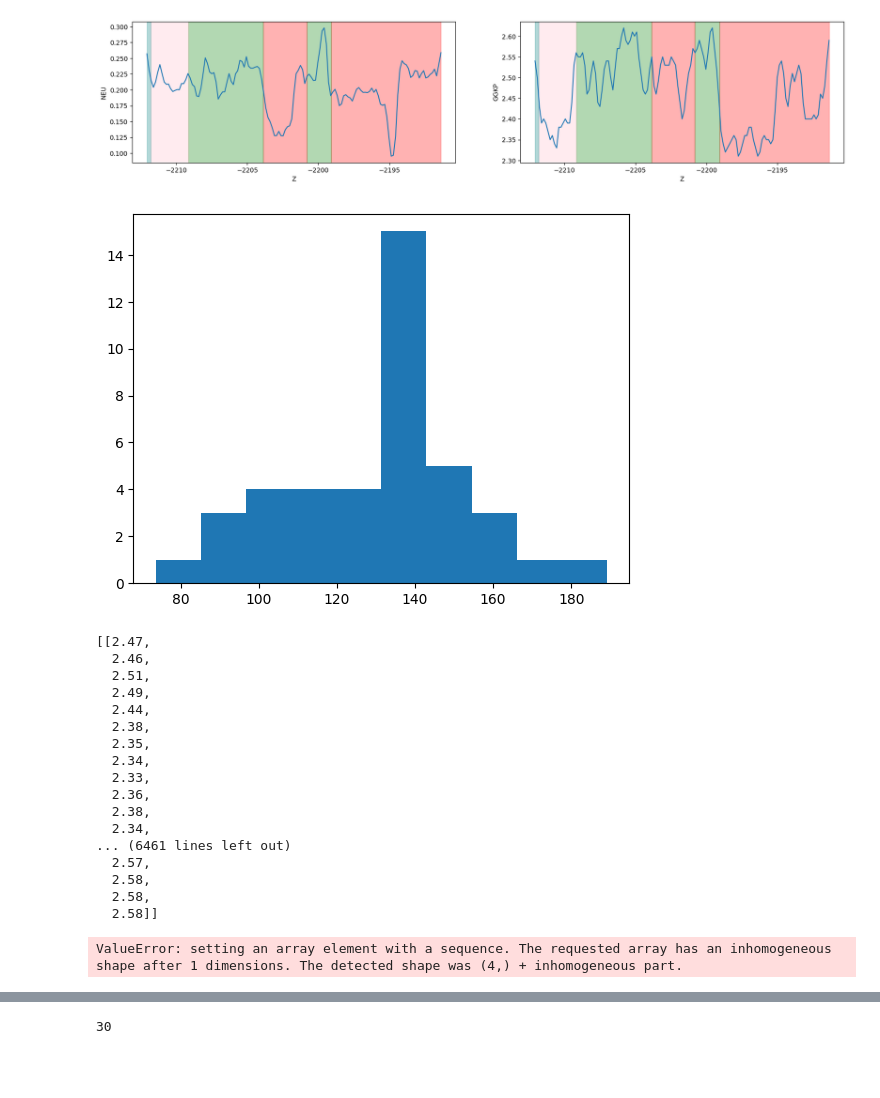
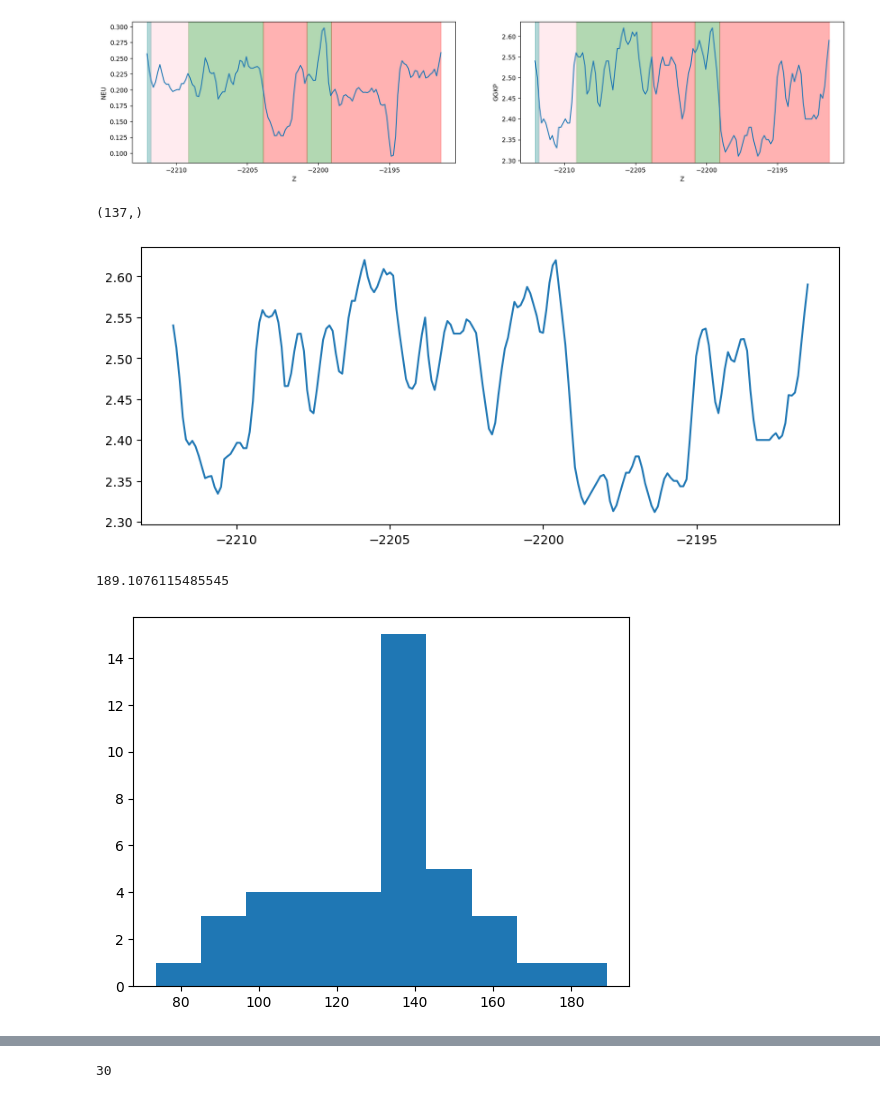
Before and after one commit to IBRINEI/MIPT_Hackathon, a Jupyter notebook: notebooks/main.ipynb, the cells around one changed output, grey strips where cells are left out. Saved outputs shown, nothing was run; the diff lists cells and outputs as text; code cells hidden in the pictures; blank space fills up the shorter version.

```diff
--- a/notebooks/main.ipynb
+++ b/notebooks/main.ipynb
@@ -76,13 +76,27 @@ upper             -2128.99
 lower             -2145.62
 Name: 32, dtype: object
 # %%
-_ = view_well_file.view_well(20, target_layers)
+z, ggkp, neu = view_well_file.view_well(20, target_layers)
 # %% [output]
 [figure]
+# %%
+z.shape
+# %% [output]
+(137,)
+# %%
+z_interp, ggkp_interp = interpolation.interpolate(z, ggkp, 200)
+# %%
+plt.figure(figsize=(10, 4))
+plt.plot(z_interp, ggkp_interp)
+plt.show()
+# %% [output]
+[figure, added]
 # %%
 plt.hist((target_layers.upper - target_layers.lower) / 0.1524)
+print(max((target_layers.upper - target_layers.lower) / 0.1524))
 plt.show()
 # %% [output]
+189.1076115485545
 [figure]
 # %%
 data_ = []
@@ -99,41 +114,0 @@ for i, sublist in enumerate(data_):
-# %%
-data_
-# %% [output]
-[[2.47,
-  2.46,
-  2.51,
-  2.49,
-  2.44,
-  2.38,
-  2.35,
-  2.34,
-  2.33,
-  2.36,
-  2.38,
-  2.34,
-... (6461 lines left out)
-  2.57,
-  2.58,
-  2.58,
-  2.58]]
-# %%
-from sklearn.cluster import KMeans
-
-curves = [[1,2,3,4,5], [1,3,5,7,9,11], [2,3,5,6,7,9,11], [1,4,7,10]]
-
-# Преобразуем данные в матрицу numpy
-X = curves
-
-# Создаем объект KMeans, указываем число кластеров
-kmeans = KMeans(n_clusters=2)
-
-# Обучаем модель на данных
-kmeans.fit(X)
-
-# Получаем метки кластеров для каждой кривой
-labels = kmeans.labels_
-
-# Выводим результаты
-print(labels)
-# %% [output]
-ValueError: setting an array element with a sequence. The requested array has an inhomogeneous shape after 1 dimensions. The detected shape was (4,) + inhomogeneous part.
```
Also changed, not shown: parts of 4 cells of this notebook.
